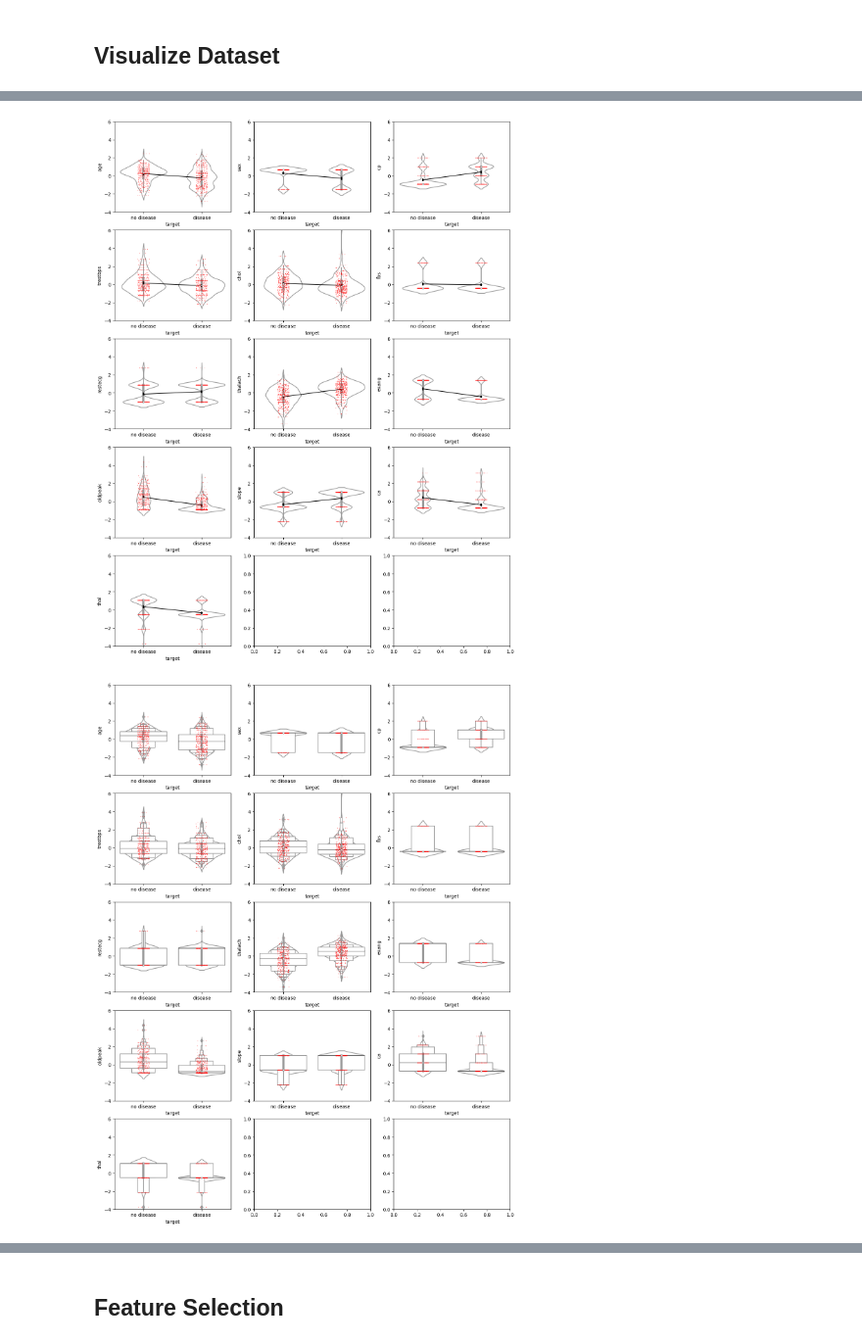
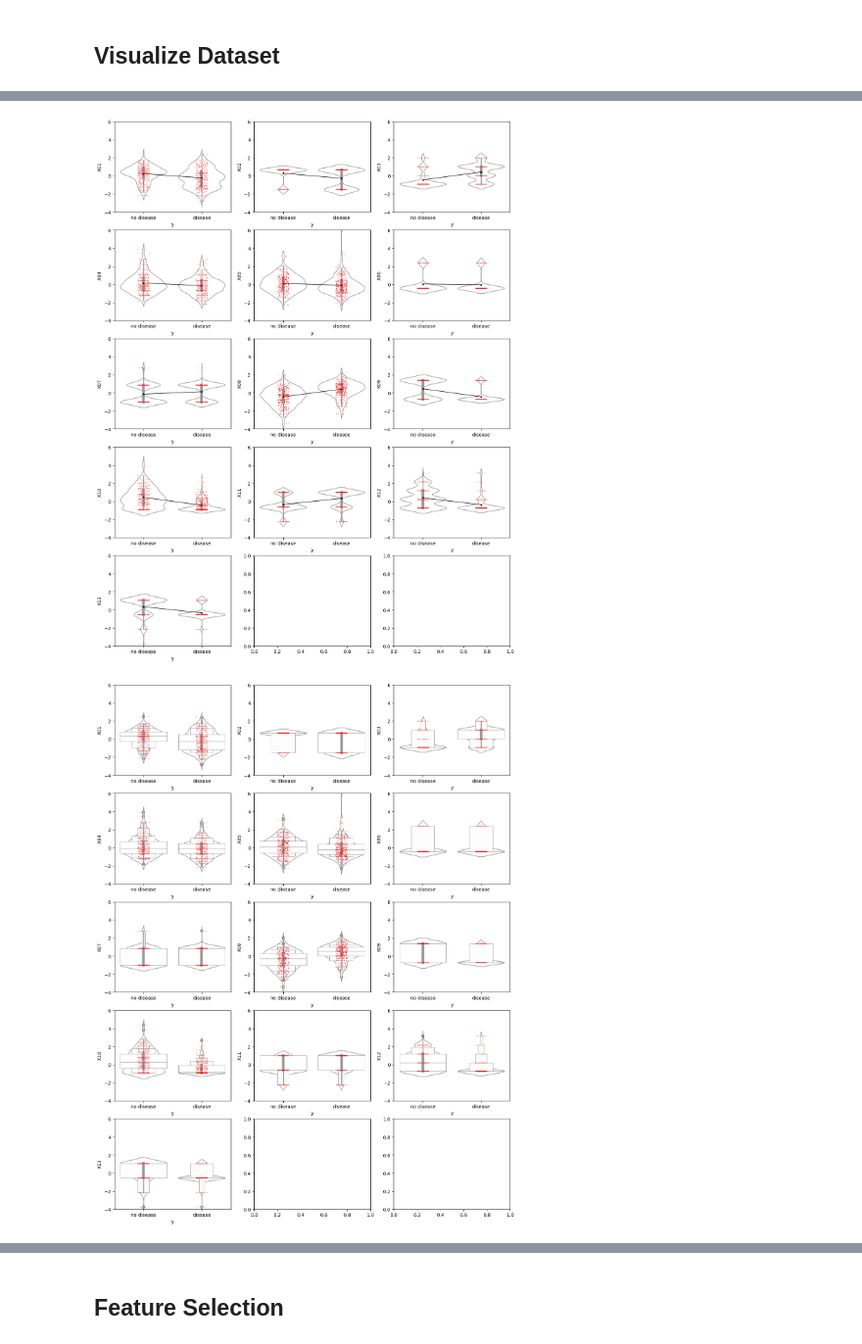
Before and after one commit to notfakearcher/julian, a Jupyter notebook: 01_topics/machine_learning/supervised_learning/classification/logistic_regression_01.ipynb, the cells around one changed output, grey strips where cells are left out. Shown at 98% size. Drawn from its saved outputs; the diff is of its cells as text; code cells hidden in the pictures.

```diff
--- a/01_topics/machine_learning/supervised_learning/classification/logistic_regression_01.ipynb
+++ b/01_topics/machine_learning/supervised_learning/classification/logistic_regression_01.ipynb
@@ -136,6 +173,6 @@ def jra_znormalize(x):
   return(x)
 # %%
 # response column
-y_col = 'target'
+y_col = new_y_col
 y_col
 # %% [output]
@@ -143,6 +180,5 @@ y_col
 # %%
 # predictor columns
-cond1 = df1.columns != y_col
-X_cols = df1.columns[cond1]
+X_cols = new_X_cols
 X_cols
 # %% [output]
@@ -215,8 +261,8 @@ for x in X_cols:
   col = col.astype('int')
   # print(row)
   # print(col)
-  sns.boxplot(ax = axes[row, col], data = df2, x = y_col, y = x, palette = [c1, c1])
+  sns.boxplot(ax = axes[row, col], data = df2, x = y_col, y = x, hue = y_col, palette = [c1, c1])
   sns.stripplot(ax = axes[row, col], data = df2, x = y_col, y = x, color = c2, size = 1)
-  axes[row, col].set_ylim(y_min, y_max)
+  # axes[row, col].set_ylim(y_min, y_max)
   itr = itr + 1
 # %% [output]
@@ -233,30 +279,30 @@ for x in X_cols:
   # print(row)
   # print(col)
   sns.stripplot(ax = axes[row, col], data = df2, x = y_col, y = x, color = c2, size = 1)
-  sns.violinplot(ax = axes[row, col], data = df2, x = y_col, y = x, palette = [c1, c1])
-  sns.pointplot(ax = axes[row, col], data = df2, x = y_col, y = x, color = c5, scale = 0.5)
+  sns.violinplot(ax = axes[row, col], data = df2, x = y_col, y = x, hue = y_col, palette = [c1, c1])
+  sns.pointplot(ax = axes[row, col], data = df2, x = y_col, y = x, color = c5, linewidth = 1)
   axes[row, col].set_ylim(y_min, y_max)
   itr = itr + 1
 # %% [output]
-[figure, old version]
+[figure, new version]
 # %%
 # subplot of y vs each X (stripplot + violinplot + boxenplot)
 f1, axes = plt.subplots(5, fig_cols, figsize = (15, 20))
 itr = 0
 for x in X_cols:
   row = np.floor(itr/fig_cols)
   row = row.astype('int')
   col = np.mod(itr, fig_cols)
   col = col.astype('int')
   # print(row)
   # print(col)
   sns.stripplot(ax = axes[row, col], data = df2, x = y_col, y = x, color = c2, size = 1)
-  sns.violinplot(ax = axes[row, col], data = df2, x = y_col, y = x, palette = [c1, c1])
-  sns.boxenplot(ax = axes[row, col], data = df2, x = y_col, y = x, palette = [c1, c1])
+  sns.violinplot(ax = axes[row, col], data = df2, x = y_col, y = x, hue = y_col, palette = [c1, c1])
+  sns.boxenplot(ax = axes[row, col], data = df2, x = y_col, y = x, hue = y_col, palette = [c1, c1])
   axes[row, col].set_ylim(y_min, y_max)
   itr = itr + 1
 # %% [output]
-[figure, old version]
+[figure, new version]
 # %%
 # subplot of each X (histplot)
 f1, axes = plt.subplots(5, fig_cols, figsize = (15, 20))
```
Also changed, not shown: parts of 19 cells of this notebook.
